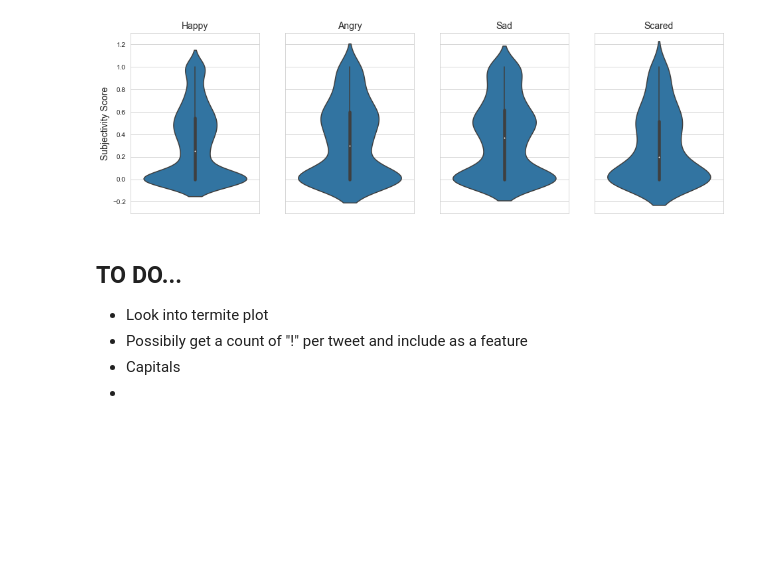
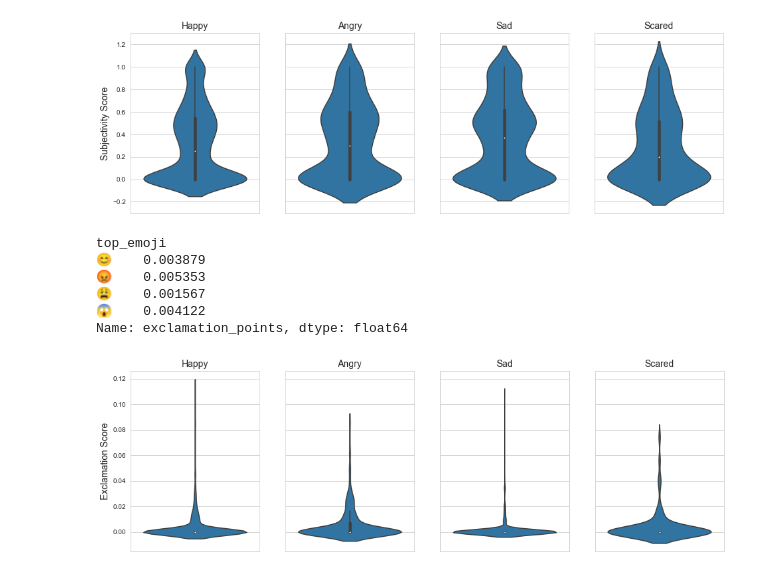
Before and after one commit to bmccabe96/Emoji_Analysis, a Jupyter notebook: Analysis/Exploratory_Analysis_NEW.ipynb, the cells around one changed output. Cells and saved outputs as stored; diff of their text form; code cells hidden in the pictures; blank space fills up the shorter version.

```diff
--- a/Analysis/Exploratory_Analysis_NEW.ipynb
+++ b/Analysis/Exploratory_Analysis_NEW.ipynb
@@ -648,9 +648,27 @@ for i, emoji in enumerate(new_df.groupby('top_emoji').mean().subjectivity.index)
 plt.show()
 # %% [output]
 [figure]
-# %% [markdown]
-## TO DO...
-- Look into termite plot
-- Possibily get a count of "!" per tweet and include as a feature
-- Capitals
--
+# %%
+new_df.groupby('top_emoji').mean().exclamation_points
+# %% [output]
+top_emoji
+😊    0.003879
+😡    0.005353
+😩    0.001567
+😱    0.004122
+Name: exclamation_points, dtype: float64
+# %%
+fig, axes = plt.subplots(nrows=1, ncols=4, figsize=(16,5), sharey=True, )
+titles = ['Happy', 'Angry', 'Sad', 'Scared']
+
+
+for i, emoji in enumerate(new_df.groupby('top_emoji').mean().exclamation_points.index):
+    sns.violinplot(y=new_df[new_df.top_emoji==emoji].exclamation_points, ax=axes[i])
+    axes[i].set_title(titles[i], fontsize=14)
+    if i == 0:
+        axes[i].set_ylabel("Exclamation Score", fontsize=14)
+    else:
+        axes[i].set_ylabel("")
+plt.show()
+# %% [output]
+[figure, added]
```
Also changed, not shown: 1 other file.
